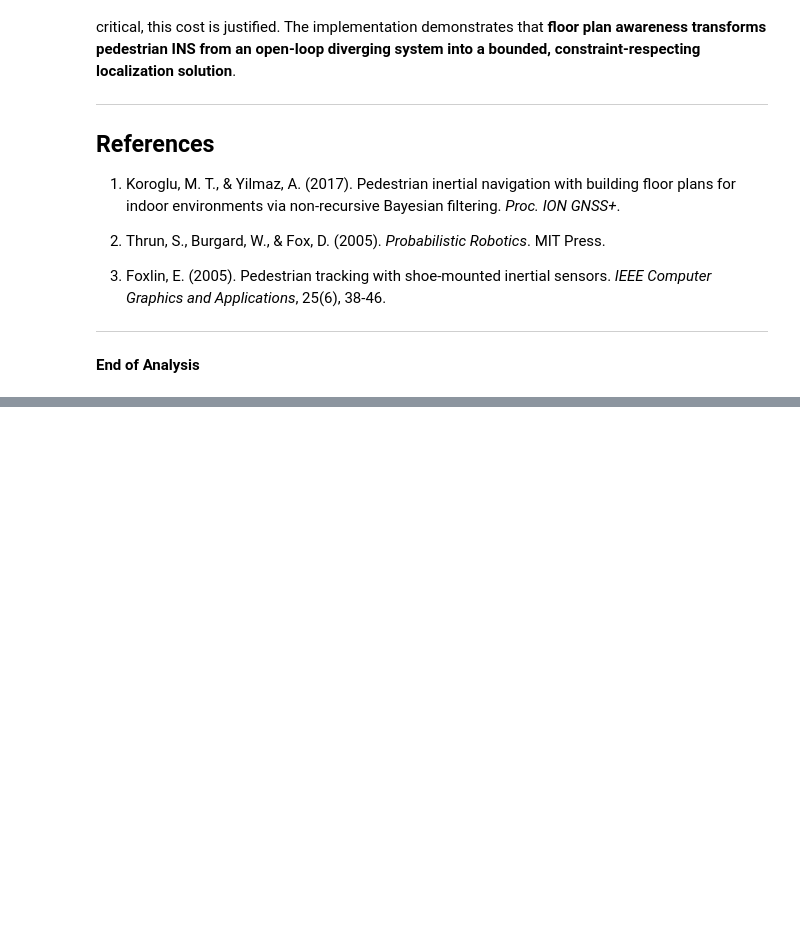
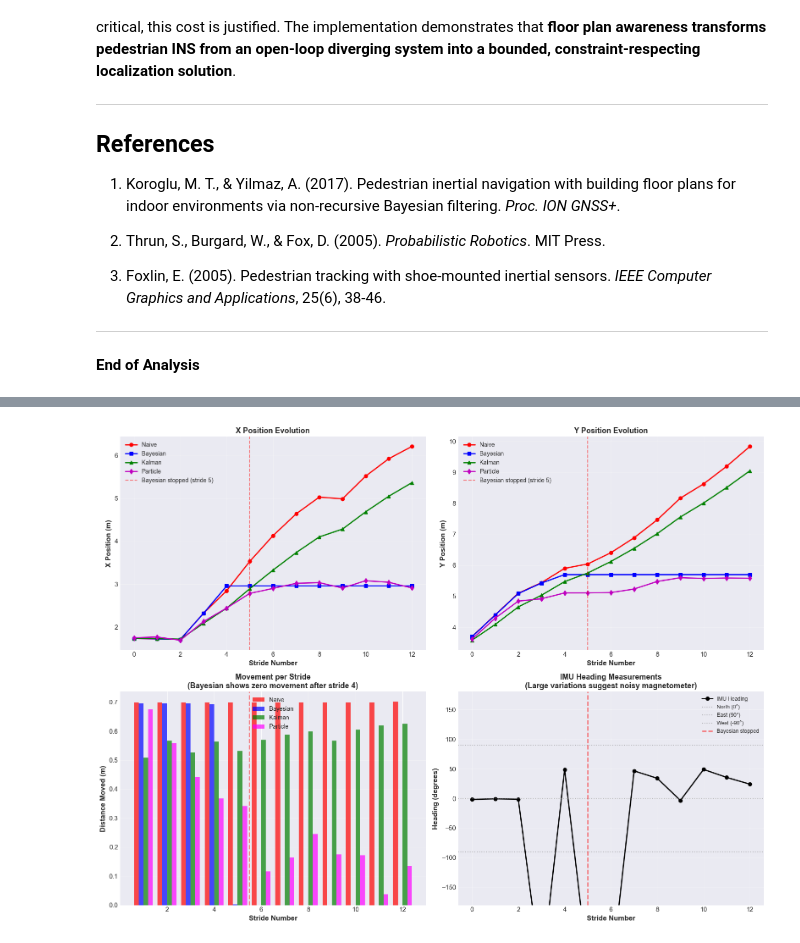
Before and after one commit to miraccanince/dataFusion, a Jupyter notebook: part2_bayesian_navigation_analysis.ipynb, the cells around one changed output, grey strips where cells are left out. Cells and saved outputs as stored; diff of their text form; code cells hidden in the pictures; blank space fills up the shorter version.

```diff
--- a/part2_bayesian_navigation_analysis.ipynb
+++ b/part2_bayesian_navigation_analysis.ipynb
@@ -918,0 +1233,94 @@ The trade-off is computational cost, but for indoor pedestrian navigation where
+# %%
+# Analyze Bayesian filter convergence
+print("=" * 70)
+print("Bayesian Filter Movement Analysis")
+print("=" * 70)
+
+# Calculate position changes between strides
+bayesian_df['dx'] = bayesian_df['x'].diff()
+bayesian_df['dy'] = bayesian_df['y'].diff()
+bayesian_df['distance_moved'] = np.sqrt(bayesian_df['dx']**2 + bayesian_df['dy']**2)
+
+print(f"\n{'Stride':<8} {'X Position':<12} {'Y Position':<12} {'Moved':<12} {'IMU Heading':<15}")
+print("-" * 70)
+
+for idx, row in bayesian_df.iterrows():
+    moved = row['distance_moved'] if not np.isnan(row['distance_moved']) else 0.0
+    moved_str = f"{moved:.3f}m" if moved > 0.001 else "STATIONARY"
+    print(f"{row['stride']:<8} {row['x']:>10.3f}m  {row['y']:>10.3f}m  {moved_str:<12} {row['heading']:>12.2f}°")
+
+# Find when it stopped
+stationary_threshold = 0.001  # 1mm
+moving_strides = bayesian_df[bayesian_df['distance_moved'] > stationary_threshold]
+stopped_at = moving_strides['stride'].max() if len(moving_strides) > 0 else 0
+
+print(f"\n{'=' * 70}")
+print(f"Filter stopped moving after stride: {stopped_at}")
+print(f"Final position: ({bayesian_df.iloc[-1]['x']:.3f}, {bayesian_df.iloc[-1]['y']:.3f})")
+print(f"Remained stationary for: {len(bayesian_df) - stopped_at - 1} strides")
+print(f"{'=' * 70}")
+
+# Compare with other filters
+fig, axes = plt.subplots(2, 2, figsize=(16, 12))
+
+# Plot 1: X position over time
+axes[0, 0].plot(naive_df['stride'], naive_df['x'], 'r-o', linewidth=2, label='Naive')
+axes[0, 0].plot(bayesian_df['stride'], bayesian_df['x'], 'b-s', linewidth=2, label='Bayesian')
+axes[0, 0].plot(kalman_df['stride'], kalman_df['x'], 'g-^', linewidth=2, label='Kalman')
+axes[0, 0].plot(particle_df['stride'], particle_df['x'], 'm-d', linewidth=2, label='Particle')
+axes[0, 0].axvline(x=stopped_at, color='red', linestyle='--', alpha=0.5, label=f'Bayesian stopped (stride {stopped_at})')
+axes[0, 0].set_xlabel('Stride Number', fontsize=12, fontweight='bold')
+axes[0, 0].set_ylabel('X Position (m)', fontsize=12, fontweight='bold')
+axes[0, 0].set_title('X Position Evolution', fontsize=13, fontweight='bold')
+axes[0, 0].legend(fontsize=10)
+axes[0, 0].grid(True, alpha=0.3)
+
+# Plot 2: Y position over time
+axes[0, 1].plot(naive_df['stride'], naive_df['y'], 'r-o', linewidth=2, label='Naive')
+axes[0, 1].plot(bayesian_df['stride'], bayesian_df['y'], 'b-s', linewidth=2, label='Bayesian')
+axes[0, 1].plot(kalman_df['stride'], kalman_df['y'], 'g-^', linewidth=2, label='Kalman')
+axes[0, 1].plot(particle_df['stride'], particle_df['y'], 'm-d', linewidth=2, label='Particle')
+axes[0, 1].axvline(x=stopped_at, color='red', linestyle='--', alpha=0.5, label=f'Bayesian stopped (stride {stopped_at})')
+axes[0, 1].set_xlabel('Stride Number', fontsize=12, fontweight='bold')
+axes[0, 1].set_ylabel('Y Position (m)', fontsize=12, fontweight='bold')
+axes[0, 1].set_title('Y Position Evolution', fontsize=13, fontweight='bold')
+axes[0, 1].legend(fontsize=10)
+axes[0, 1].grid(True, alpha=0.3)
+
+# Plot 3: Movement per stride
+naive_movement = np.sqrt(np.diff(naive_df['x'])**2 + np.diff(naive_df['y'])**2)
+bayesian_movement = bayesian_df['distance_moved'].values[1:]
+kalman_movement = np.sqrt(np.diff(kalman_df['x'])**2 + np.diff(kalman_df['y'])**2)
+particle_movement = np.sqrt(np.diff(particle_df['x'])**2 + np.diff(particle_df['y'])**2)
+
+strides = range(1, len(bayesian_df))
+axes[1, 0].bar(np.array(strides) - 0.3, naive_movement, width=0.2, label='Naive', color='red', alpha=0.7)
+axes[1, 0].bar(np.array(strides) - 0.1, bayesian_movement, width=0.2, label='Bayesian', color='blue', alpha=0.7)
+axes[1, 0].bar(np.array(strides) + 0.1, kalman_movement, width=0.2, label='Kalman', color='green', alpha=0.7)
+axes[1, 0].bar(np.array(strides) + 0.3, particle_movement, width=0.2, label='Particle', color='magenta', alpha=0.7)
+axes[1, 0].axvline(x=stopped_at + 0.5, color='red', linestyle='--', linewidth=2, alpha=0.5)
+axes[1, 0].set_xlabel('Stride Number', fontsize=12, fontweight='bold')
+axes[1, 0].set_ylabel('Distance Moved (m)', fontsize=12, fontweight='bold')
+axes[1, 0].set_title('Movement per Stride\n(Bayesian shows zero movement after stride 4)', fontsize=13, fontweight='bold')
+axes[1, 0].legend(fontsize=10)
+axes[1, 0].grid(True, alpha=0.3, axis='y')
+
+# Plot 4: IMU heading (same for all filters)
+axes[1, 1].plot(naive_df['stride'], naive_df['heading'], 'k-o', linewidth=2, markersize=6, label='IMU Heading')
+axes[1, 1].axhline(y=0, color='gray', linestyle=':', alpha=0.5, label='North (0°)')
+axes[1, 1].axhline(y=90, color='gray', linestyle=':', alpha=0.5, label='East (90°)')
+axes[1, 1].axhline(y=-90, color='gray', linestyle=':', alpha=0.5, label='West (-90°)')
+axes[1, 1].axvline(x=stopped_at, color='red', linestyle='--', alpha=0.5, linewidth=2, label=f'Bayesian stopped')
+axes[1, 1].set_xlabel('Stride Number', fontsize=12, fontweight='bold')
+axes[1, 1].set_ylabel('Heading (degrees)', fontsize=12, fontweight='bold')
+axes[1, 1].set_title('IMU Heading Measurements\n(Large variations suggest noisy magnetometer)', fontsize=13, fontweight='bold')
+axes[1, 1].legend(fontsize=9)
+axes[1, 1].grid(True, alpha=0.3)
+axes[1, 1].set_ylim(-180, 180)
+
+plt.tight_layout()
+plt.savefig('analysis_bayesian_convergence.png', dpi=150, bbox_inches='tight')
+plt.show()
+
+print("\n✓ Bayesian convergence analysis complete")
+# %% [output]
@@ -918,0 +1344 @@ The trade-off is computational cost, but for indoor pedestrian navigation where
+[figure, added]
```
Also changed, not shown: parts of 17 cells of this notebook, 18 other files.
